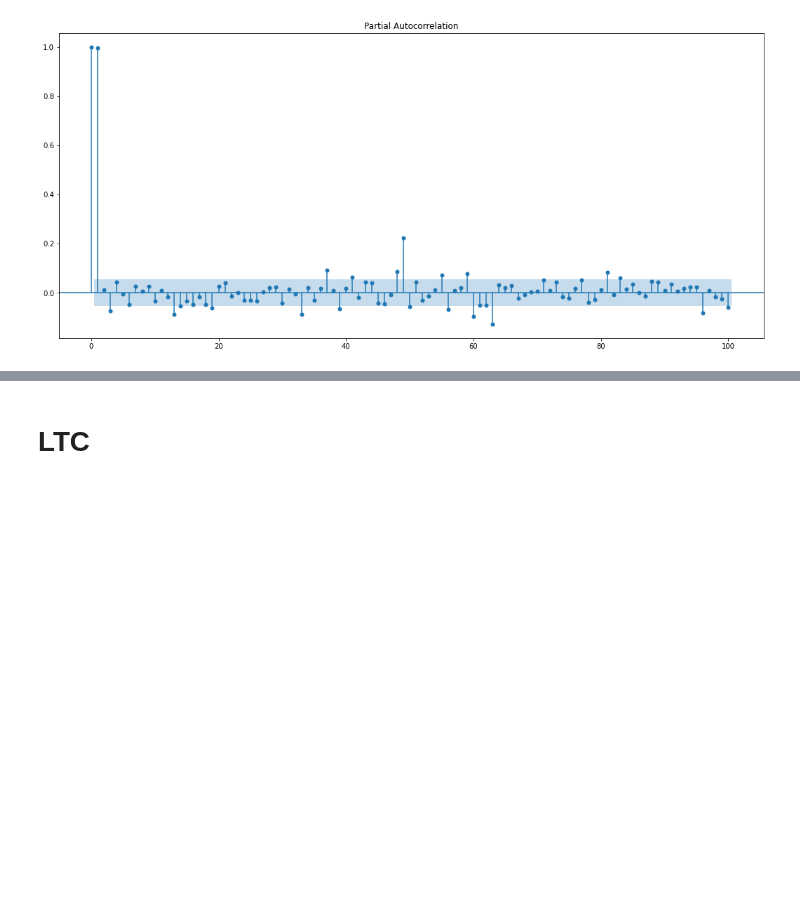
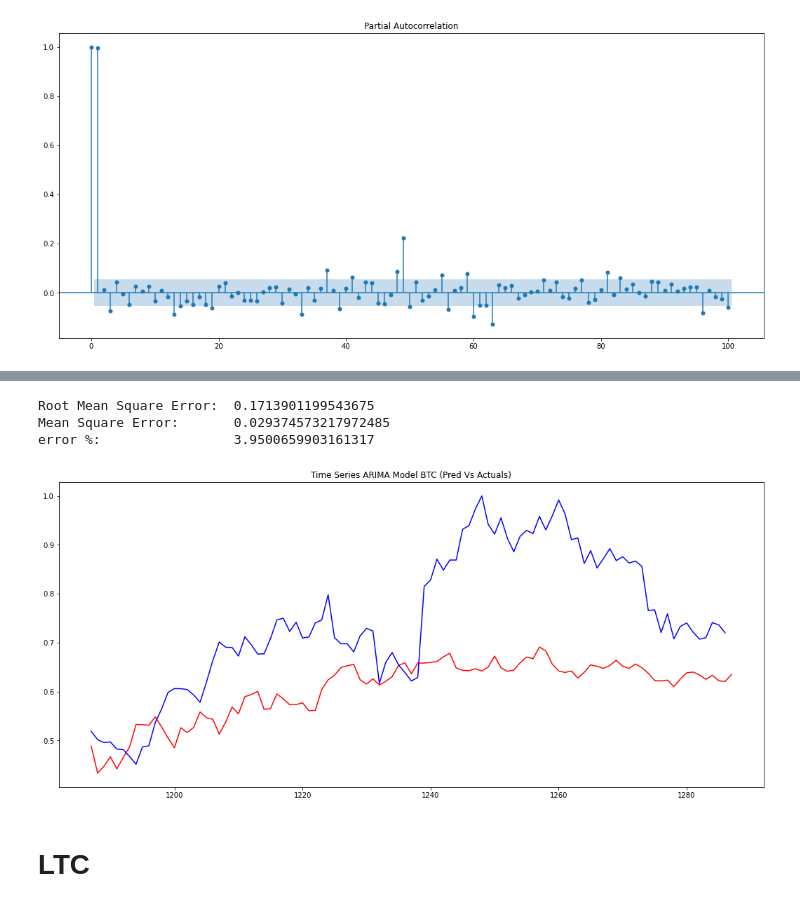
Before and after one commit to chrislacarte/crypto_analysis, a Jupyter notebook: code/crypto_analysis.ipynb, the cells around one changed output, grey strips where cells are left out. Cells and saved outputs as stored; diff of their text form; code cells hidden in the pictures; blank space fills up the shorter version.

Commit message:
building models

```diff
--- a/code/crypto_analysis.ipynb
+++ b/code/crypto_analysis.ipynb
@@ -224,0 +195,23 @@ error :                 0.03950065990316132
+# %%
+    # ARIMA
+%time
+train_btc = crypto_df['btc_p'][:len(crypto_df)-100]
+test_btc = crypto_df['btc_p'][len(crypto_df)-100:]
+model = ARIMA(train_btc, order=(50, 1, 1))
+    # p = number of lag terms taken into account, periods back
+    # d = number of times the terms are differenced
+    # q = moving average window
+model_fit = model.fit()
+predictions_btc = model_fit.predict(len(crypto_df)-100, len(crypto_df))
+#Model accuracy
+MSE_ARIMA_btc = np.square(np.subtract(test_btc,predictions_btc)).mean()
+RMSE_ARIMA_btc = math.sqrt(MSE_ARIMA_btc)
+#     # Plot the prediction vs test data
+plt.plot(predictions_btc, color='red')
+plt.plot(test_btc, color='blue')
+plt.title('Time Series ARIMA Model BTC (Pred Vs Actuals)')
+
+print("Root Mean Square Error: ",RMSE_ARIMA_btc)
+print("Mean Square Error:      ",MSE_ARIMA_btc)
+print("error %:                ",MSE_ARIMA_btc/np.mean(test_btc)*100)
+# %% [output]
@@ -225,3 +220,7 @@ error :                 0.03950065990316132
+Root Mean Square Error:  0.1713901199543675
+Mean Square Error:       0.029374573217972485
+error %:                 3.9500659903161317
+[figure, added]
 # %% [markdown]
 # LTC
 # %%
```
Also changed, not shown: parts of 21 cells of this notebook, 1 other file.
